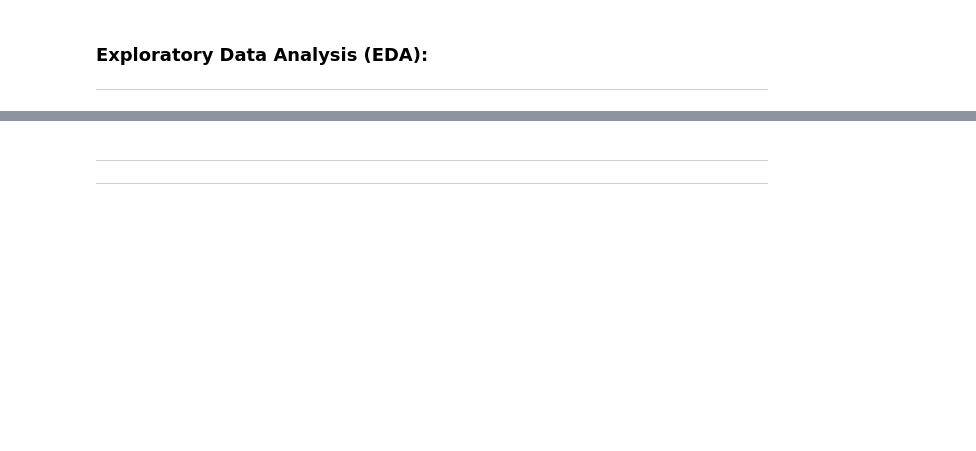
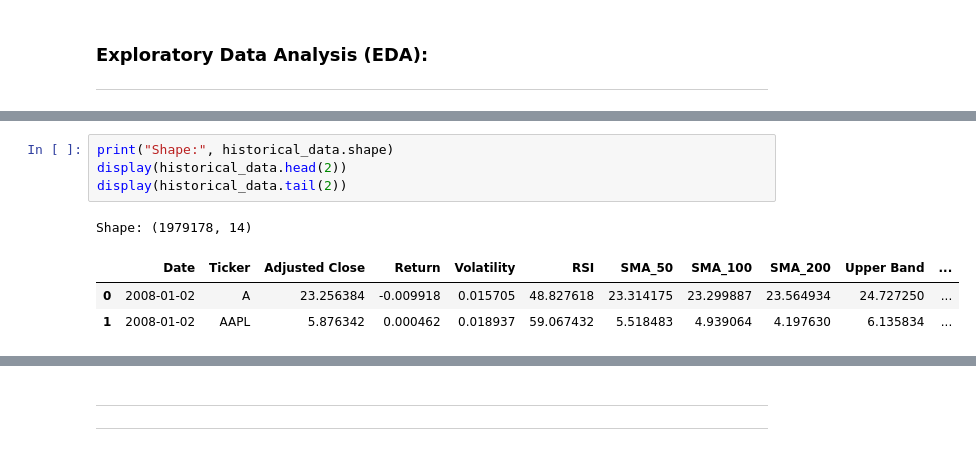
Before and after one commit to Corey-Holton/Group_project_2, a Jupyter notebook: notebooks/christian_exploration/feature_engineering/s&p_500_feature_engineering.ipynb, the cells around one changed output, grey strips where cells are left out. Drawn from its saved outputs; the diff is of its cells as text; blank space fills up the shorter version.

```diff
--- a/notebooks/christian_exploration/feature_engineering/s&p_500_feature_engineering.ipynb
+++ b/notebooks/christian_exploration/feature_engineering/s&p_500_feature_engineering.ipynb
@@ -90,0 +98,9 @@ Shape: (501, 14)
+# %%
+print("Shape:", historical_data.shape)
+display(historical_data.head(2))
+display(historical_data.tail(2))
+# %% [output]
+Shape: (1979178, 14)
+|  | Date | Ticker | Adjusted Close | Return | Volatility | RSI | SMA_50 | SMA_100 | SMA_200 | Upper Band | ... |
+| 0 | 2008-01-02 | A | 23.256384 | -0.009918 | 0.015705 | 48.827618 | 23.314175 | 23.299887 | 23.564934 | 24.727250 | ... |
+| 1 | 2008-01-02 | AAPL | 5.876342 | 0.000462 | 0.018937 | 59.067432 | 5.518483 | 4.939064 | 4.197630 | 6.135834 | ... |
```
Also changed, not shown: parts of 27 cells of this notebook, 5 other files.
